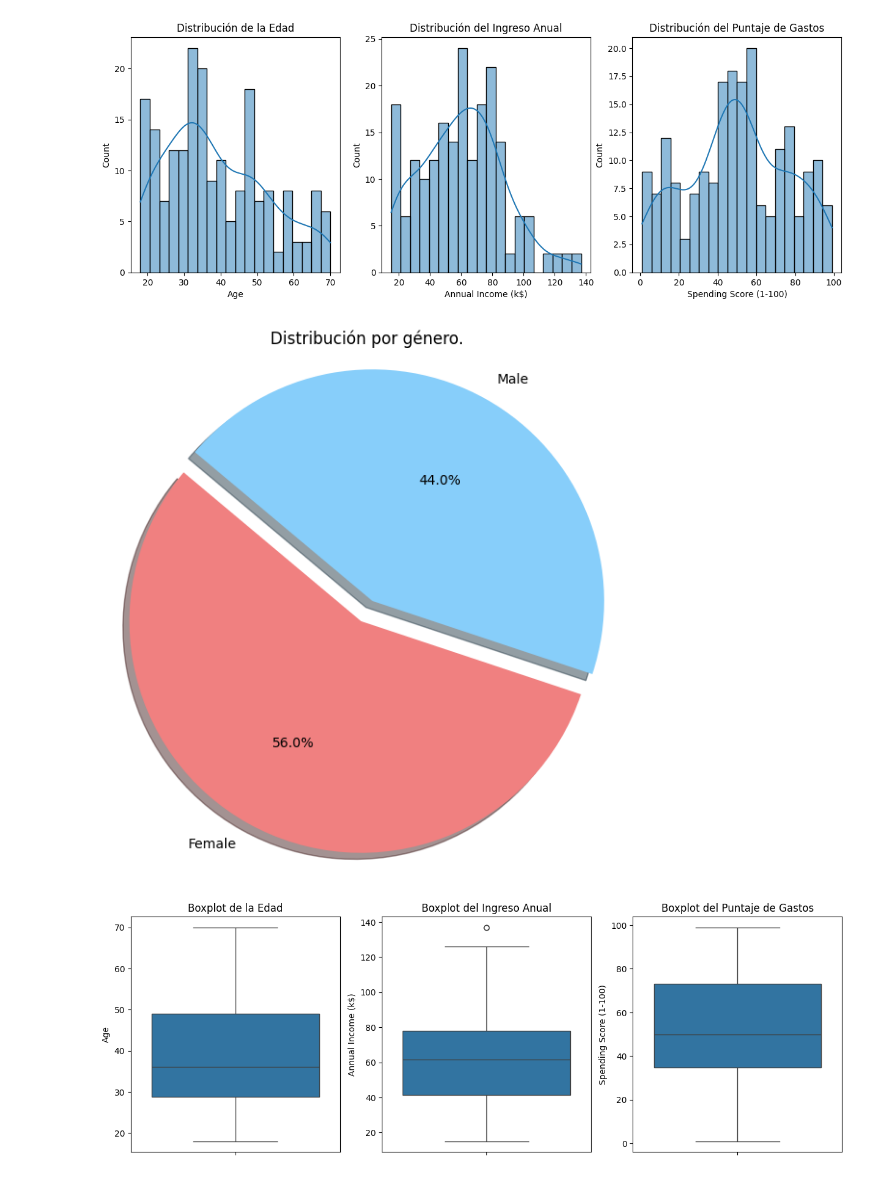
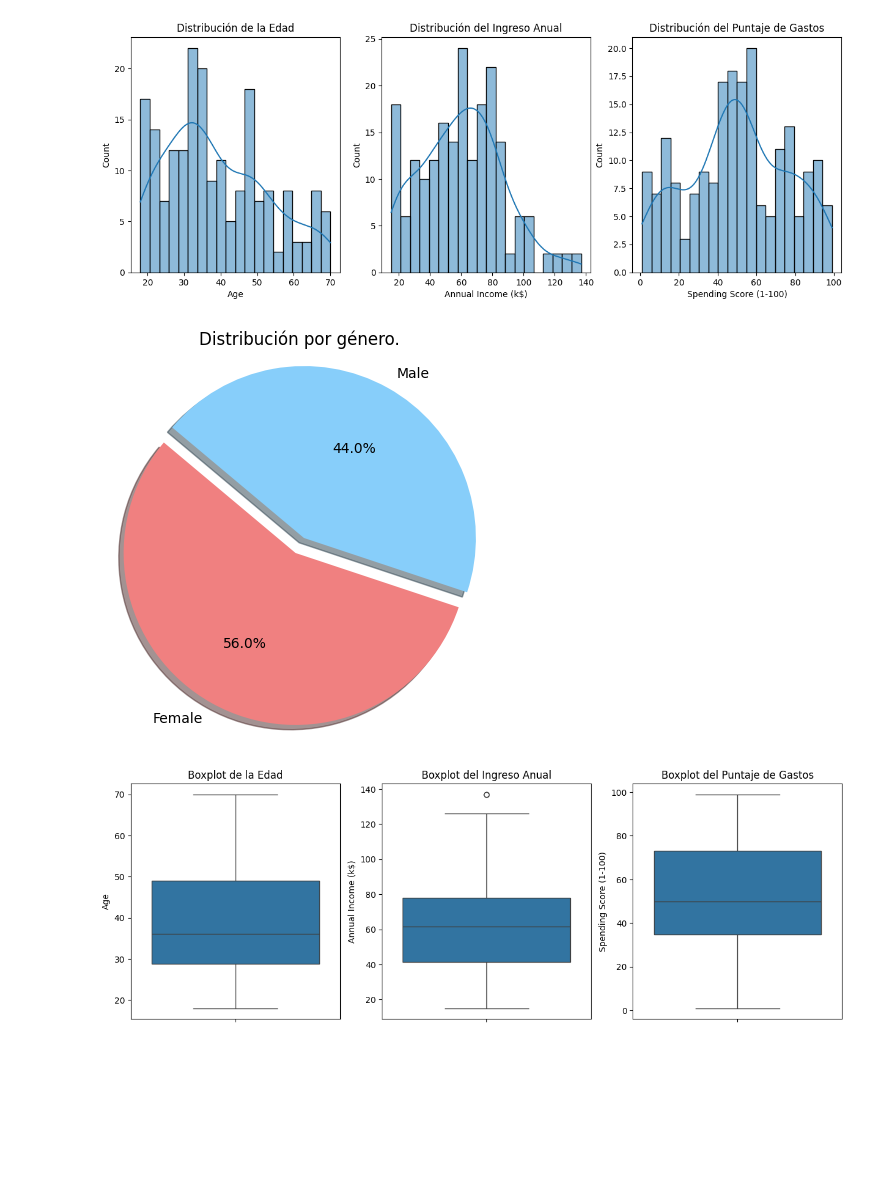
Before and after one commit to joferte84/customer_segmentation, a Jupyter notebook: customer_segmentation.ipynb, the cells around one changed output. Drawn from its saved outputs; the diff is of its cells as text; code cells hidden in the pictures; blank space fills up the shorter version.

```diff
--- a/customer_segmentation.ipynb
+++ b/customer_segmentation.ipynb
@@ -92,22 +92,22 @@ plt.show()
 # %%
 num_female = df['Gender_Female'].sum()
 num_male = df['Gender_Male'].sum()
 
 labels = 'Female', 'Male'
 
 sizes = [num_female, num_male]
 
 colors = ['lightcoral', 'lightskyblue']
 
 explode = (0.1, 0)
 
-plt.figure(figsize=[7,7])
+plt.figure(figsize=[5,5])
 plt.pie(sizes, explode=explode, labels=labels, colors=colors, autopct='%1.1f%%', shadow=True, startangle=140)
 plt.axis('equal')
 plt.title('Distribución por género.')
 plt.show()
 # %% [output]
-[figure, old version]
+[figure, new version]
 # %%
 # Boxplots para detectar valores atípicos
 plt.figure(figsize=[15,5])
```
Also changed, not shown: parts of 15 cells of this notebook.
